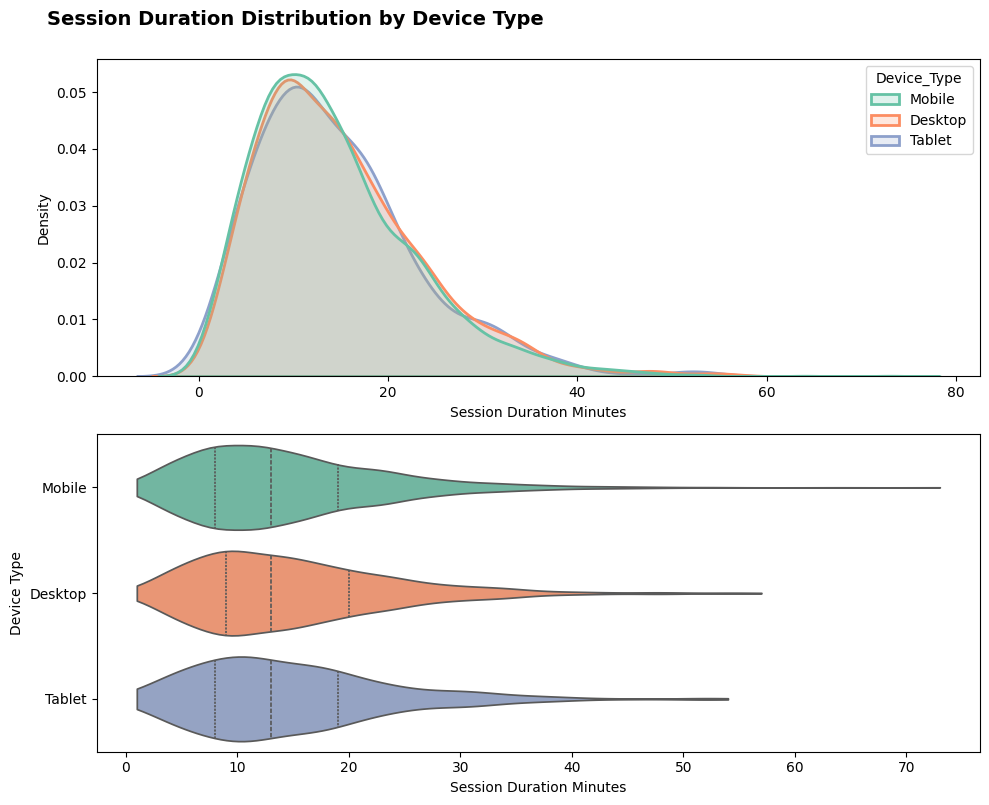
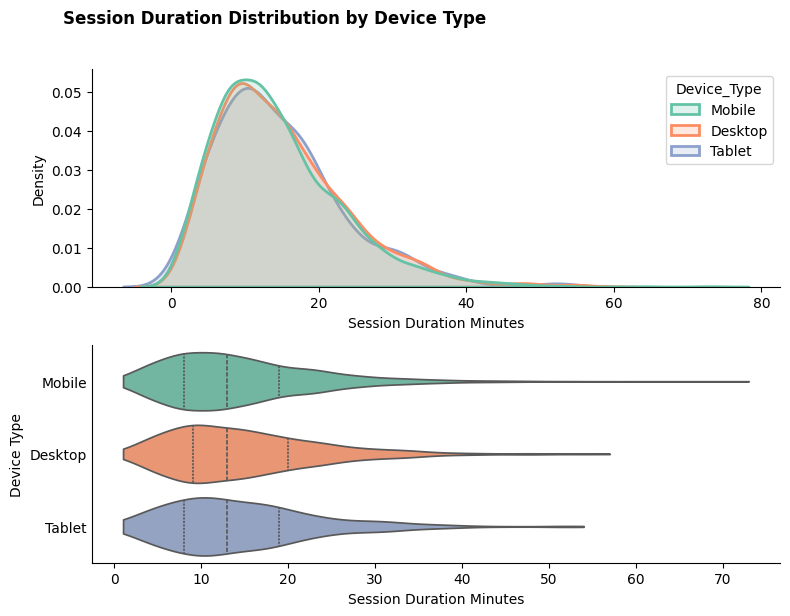
The change to this notebook cell's code, shown as a diff; its figure went from the first image to the second:
--- before
+++ after
@@ -1,3 +1,3 @@
-fig, axes = plt.subplots(2, 1, figsize=(10, 8))
+fig, axes = plt.subplots(2, 1, figsize=(8, 6))
 axes = axes.flatten()
 # KDE Plot
@@ -6,5 +6,6 @@
 axes[0].set_xlabel("Session Duration Minutes")
 axes[0].set_ylabel("Density")
-
+axes[0].spines["top"].set_visible(False)
+axes[0].spines["right"].set_visible(False)
 # Violin plot
 sns.violinplot(data=df_purchase_experience, x="Session_Duration_Minutes",y="Device_Type", hue="Device_Type", inner="quartile",cut=0,ax=axes[1],palette="Set2")
@@ -12,6 +13,8 @@
 axes[1].set_xlabel("Session Duration Minutes")
 axes[1].set_ylabel("Device Type")
-
-plt.suptitle("Session Duration Distribution by Device Type", fontsize=14, fontweight="bold", y=1, x=0.3)
+axes[1].spines["top"].set_visible(False)
+axes[1].spines["right"].set_visible(False)
+axes[1].tick_params(axis="y", length=0)
+plt.suptitle("Session Duration Distribution by Device Type", fontsize=12, fontweight="bold", y=1.02, x=0.35)
 plt.tight_layout()
 plt.show()

Commit: Complete week 6